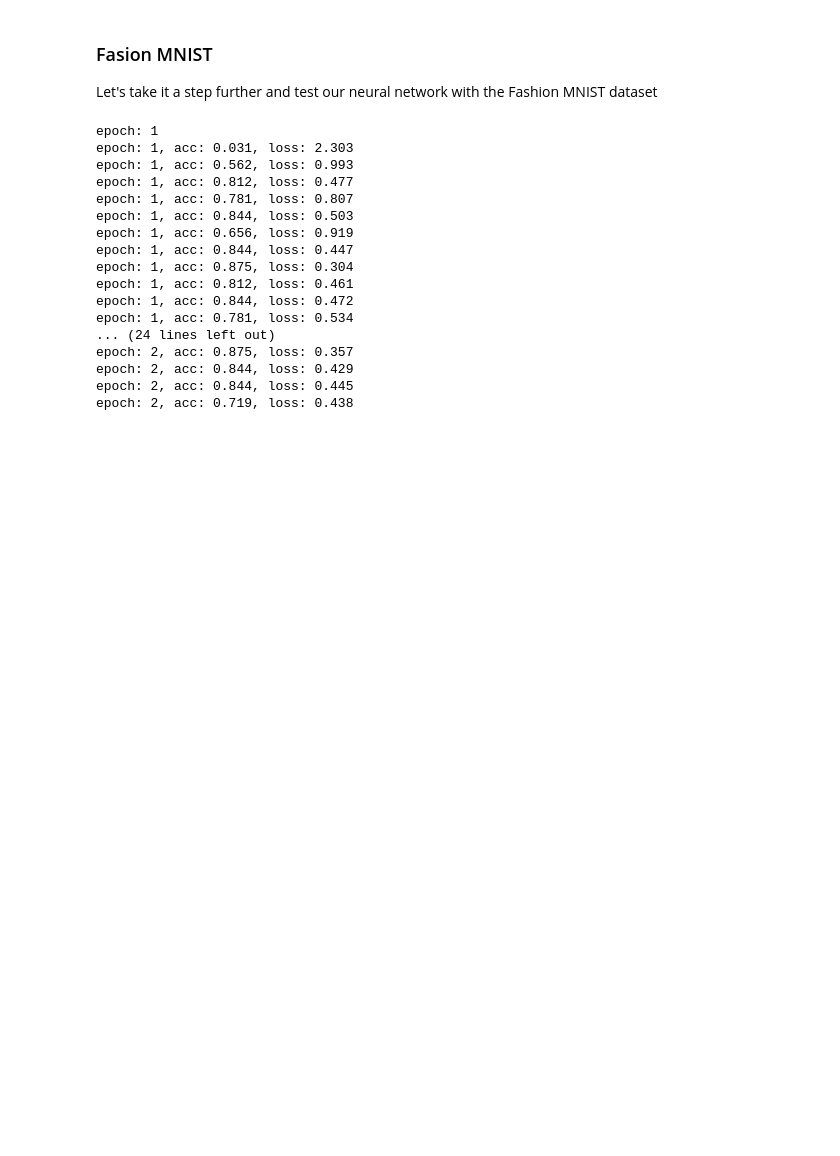
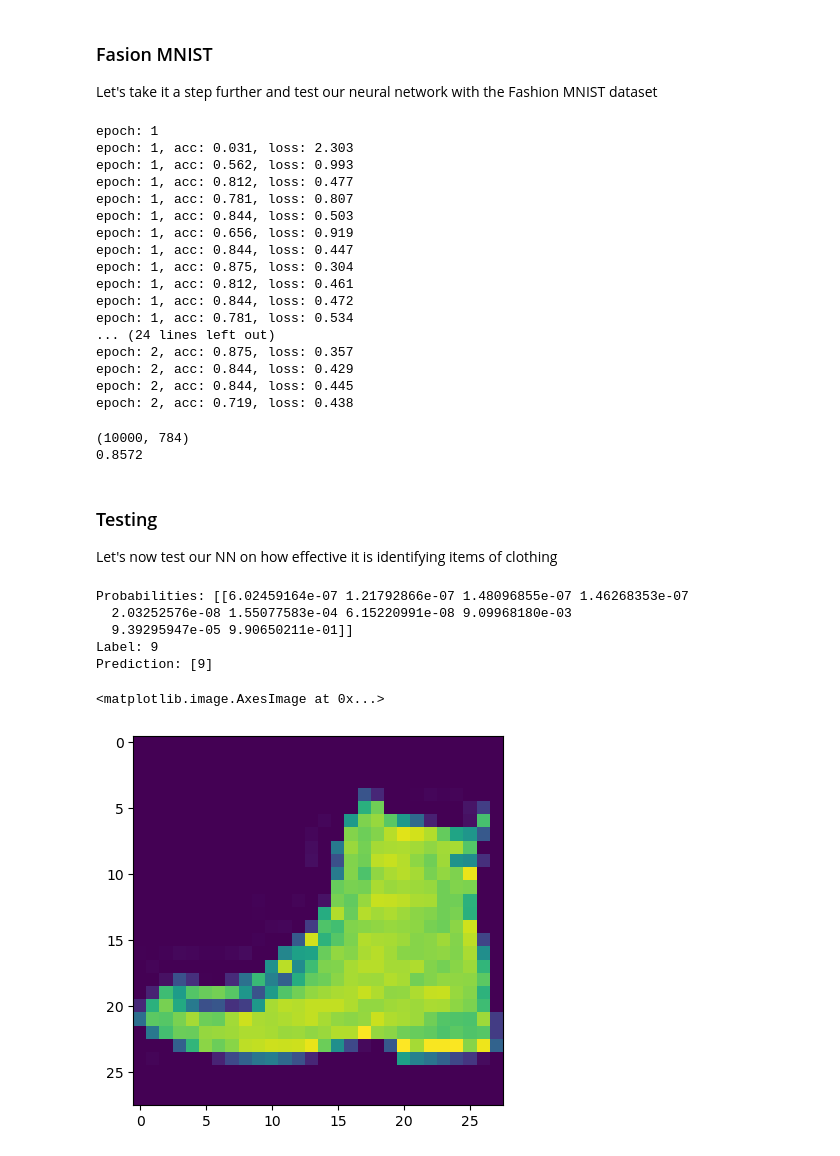
Before and after one commit to randomdrth/MyNeuralNetwork, a Jupyter notebook: exploration.ipynb, the cells around one changed output. Saved outputs shown, nothing was run; the diff lists cells and outputs as text; code cells hidden in the pictures; blank space fills up the shorter version.

Commit message:
fashion predictions

```diff
--- a/exploration.ipynb
+++ b/exploration.ipynb
@@ -586,3 +587,48 @@ epoch: 2, acc: 0.875, loss: 0.357
 epoch: 2, acc: 0.844, loss: 0.429
 epoch: 2, acc: 0.844, loss: 0.445
 epoch: 2, acc: 0.719, loss: 0.438
+# %%
+dataTest = X_test
+dataTestLabels = y_test
+
+# Normalize
+dataTest = (dataTest.astype(np.float32)-127.5)/127.5
+print(dataTest.shape)
+dataTest = dataTest.reshape(10000, 784)
+
+X = dataTest
+y = dataTestLabels
+
+output = modelFashionMNIST.forward(dataTest)
+
+predictions = np.argmax(output, axis=1)
+if len(y.shape) == 2:
+    y = np.argmax(y, axis=1)
+accuracy = np.mean(predictions==y)
+print(accuracy)
+# %% [output]
+(10000, 784)
+0.8572
+# %% [markdown]
+### Testing
+Let's now test our NN on how effective it is identifying items of clothing
+# %%
+X = dataTest[234]
+y = dataTestLabels[234]
+
+output = modelFashionMNIST.forward(X)
+print(f"Probabilities: {output}")
+
+prediction = np.argmax(output, axis=1)
+print(f"Label: {y}")
+print(f"Prediction: {prediction}")
+
+mp.imshow(X.reshape(28, 28))
+# %% [output]
+Probabilities: [[6.02459164e-07 1.21792866e-07 1.48096855e-07 1.46268353e-07
+  2.03252576e-08 1.55077583e-04 6.15220991e-08 9.09968180e-03
+  9.39295947e-05 9.90650211e-01]]
+Label: 9
+Prediction: [9]
+<matplotlib.image.AxesImage at 0x...>
+[figure, added]
```
Also changed, not shown: parts of 2 cells of this notebook.
